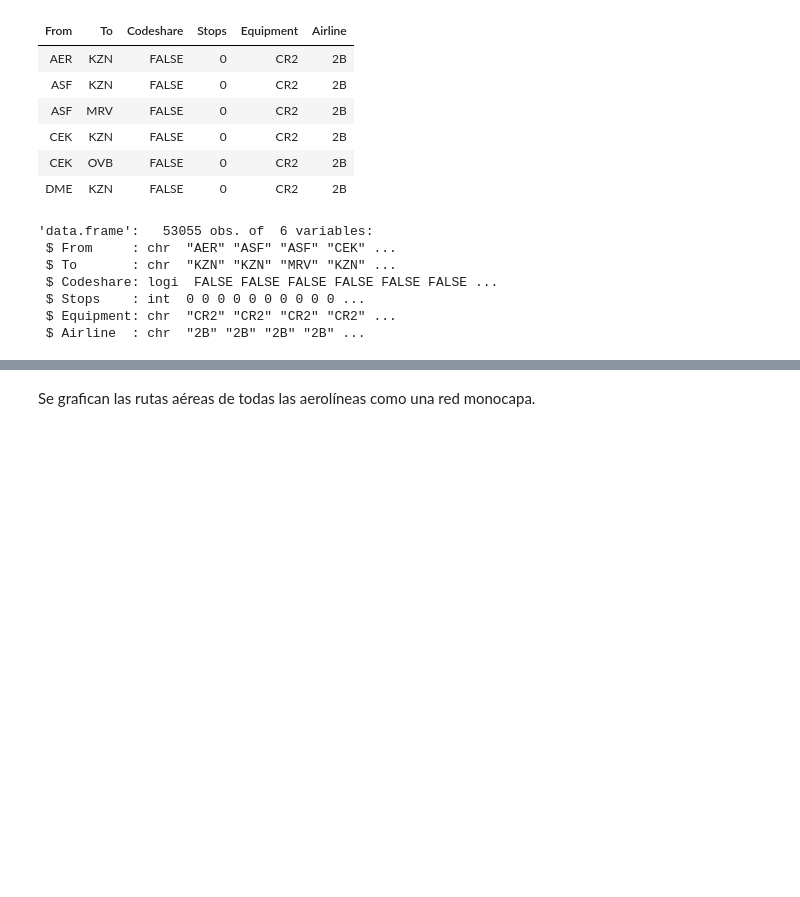
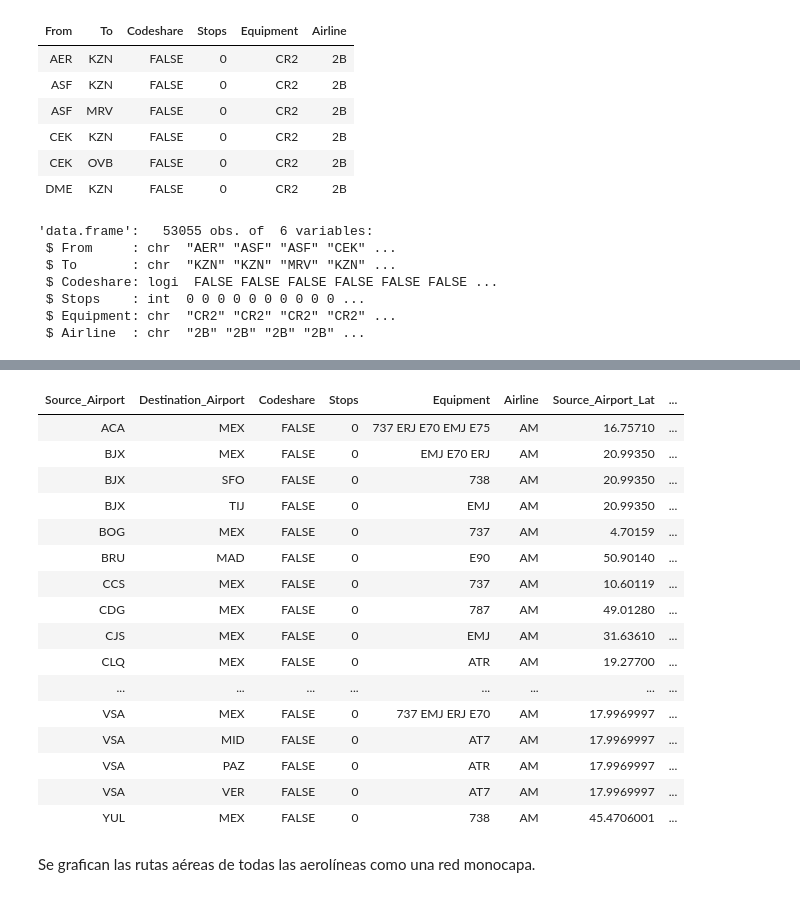
Before and after one commit to Yuriyama/Proyecto_aerolineas, a Jupyter notebook: Code/Procesamiento_datos_mapa.ipynb, the cells around one changed output, grey strips where cells are left out. Cells and saved outputs as stored; diff of their text form; code cells hidden in the pictures; blank space fills up the shorter version.

```diff
--- a/Code/Procesamiento_datos_mapa.ipynb
+++ b/Code/Procesamiento_datos_mapa.ipynb
@@ -389,0 +495,3 @@ length(unique(rutas17f$Airline))
+# %%
+airports_orig <- aeropuertos[, c(5, 7, 8)]
+airports_orig %>% head
@@ -389,0 +517,4 @@ length(unique(rutas17f$Airline))
+# %%
+airports_dest <- aeropuertos[, c(5, 7, 8)]
+colnames(airports_dest) <- c("Destination_Airport", "Destination_Airport_Lat", "Destination_Airport_Long")
+airports_dest %>% head
@@ -389,0 +529,3 @@ length(unique(rutas17f$Airline))
+# %%
+flights <- left_join(rutas_AM, airports_orig, by = "Source_Airport")
+flights %>% head
@@ -389,0 +540,3 @@ length(unique(rutas17f$Airline))
+# %%
+flights <- left_join(flights, airports_dest, by = "Destination_Airport")
+flights %>% head
@@ -390,3 +551,23 @@ length(unique(rutas17f$Airline))
+# %%
+flights
+# %% [output]
+| Source_Airport | Destination_Airport | Codeshare | Stops | Equipment | Airline | Source_Airport_Lat | ... |
+| ACA | MEX | FALSE | 0 | 737 ERJ E70 EMJ E75 | AM | 16.75710 | ... |
+| BJX | MEX | FALSE | 0 | EMJ E70 ERJ | AM | 20.99350 | ... |
+| BJX | SFO | FALSE | 0 | 738 | AM | 20.99350 | ... |
+| BJX | TIJ | FALSE | 0 | EMJ | AM | 20.99350 | ... |
+| BOG | MEX | FALSE | 0 | 737 | AM | 4.70159 | ... |
+| BRU | MAD | FALSE | 0 | E90 | AM | 50.90140 | ... |
+| CCS | MEX | FALSE | 0 | 737 | AM | 10.60119 | ... |
+| CDG | MEX | FALSE | 0 | 787 | AM | 49.01280 | ... |
+| CJS | MEX | FALSE | 0 | EMJ | AM | 31.63610 | ... |
+| CLQ | MEX | FALSE | 0 | ATR | AM | 19.27700 | ... |
+| ... | ... | ... | ... | ... | ... | ... | ... |
+| VSA | MEX | FALSE | 0 | 737 EMJ ERJ E70 | AM | 17.9969997 | ... |
+| VSA | MID | FALSE | 0 | AT7 | AM | 17.9969997 | ... |
+| VSA | PAZ | FALSE | 0 | ATR | AM | 17.9969997 | ... |
+| VSA | VER | FALSE | 0 | AT7 | AM | 17.9969997 | ... |
+| YUL | MEX | FALSE | 0 | 738 | AM | 45.4706001 | ... |
 # %%
 # Creamos el grafo a partir de la tabla
 g17 <- graph_from_data_frame(rutas17f, directed = TRUE)
```
Also changed, not shown: parts of 36 cells of this notebook.
